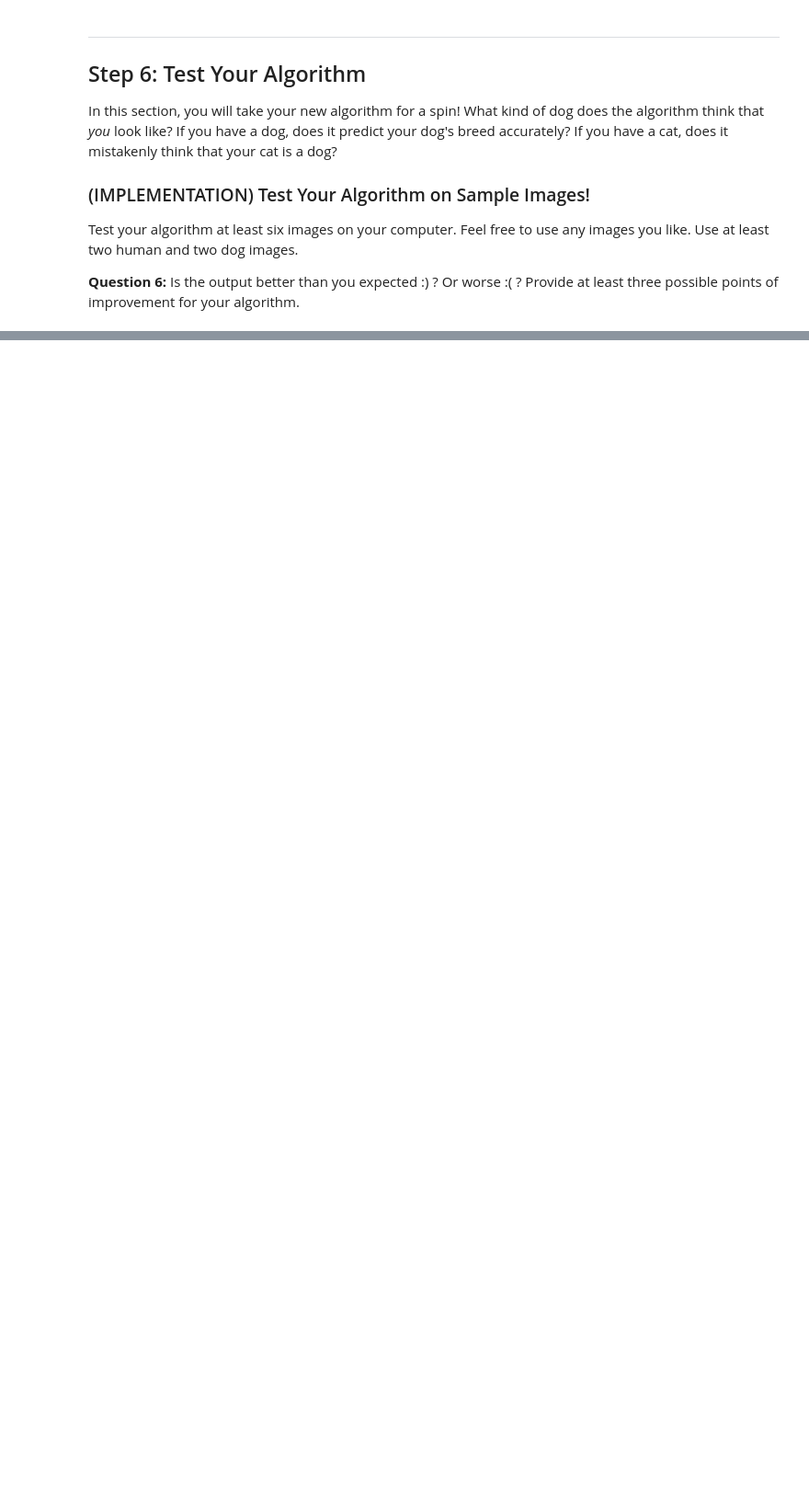
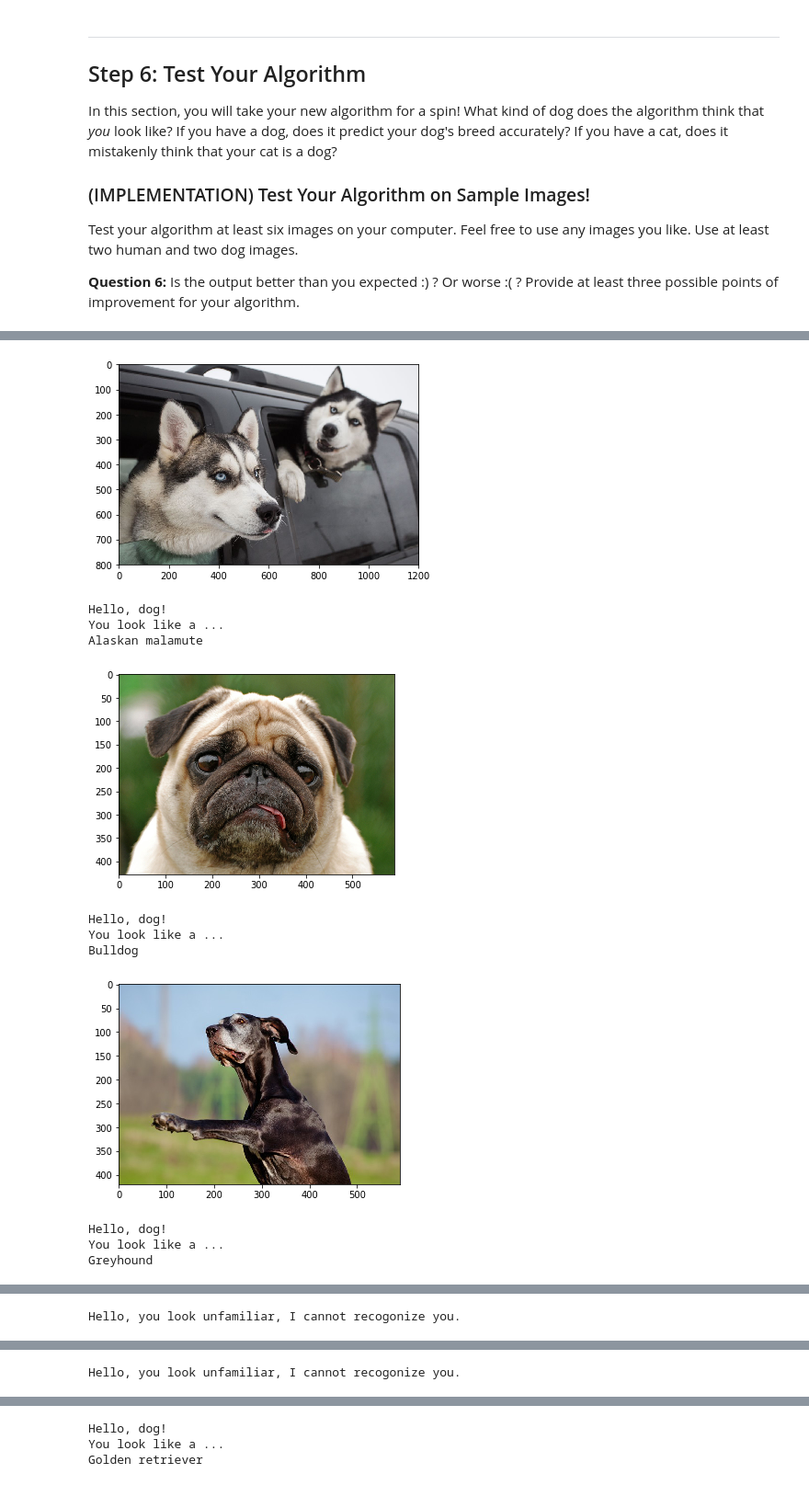
Before and after one commit to iyunbo/project-dog-classification, a Jupyter notebook: dog_app.ipynb, the cells around one changed output, grey strips where cells are left out. Shown at 92% size. Saved outputs shown, nothing was run; the diff lists cells and outputs as text; code cells hidden in the pictures; blank space fills up the shorter version.

Commit message:
feat: wrap up all components - complete the transfer learning - implement the app - test with custom images
ready to summit!

```diff
--- a/dog_app.ipynb
+++ b/dog_app.ipynb
@@ -721,7 +778,7 @@ criterion_transfer = nn.CrossEntropyLoss()
 if use_cuda:
     criterion_transfer = criterion_transfer.cuda()
 
-optimizer_transfer = optim.SGD(model_transfer.classifier.parameters(), lr=0.001)
+optimizer_transfer = optim.SGD(train_layers.parameters(), lr=0.002)
 # %% [markdown]
 ### (IMPLEMENTATION) Train and Validate the Model
 
@@ -733,10 +790,10 @@ loaders_transfer = {
     'valid': valid_loader,
     'test': test_loader
 }
-n_epochs = 2
+n_epochs = 60
 model_transfer_file = 'model_transfer.pt'
-model_transfer = train(n_epochs, loaders_transfer, model_transfer, optimizer_transfer, criterion_transfer, use_cuda, model_transfer_file)
-
-# load the model that got the best validation accuracy (uncomment the line below)
-model_transfer.load_state_dict(torch.load(model_transfer_file))
+with active_session():
+    model_transfer = train(n_epochs, loaders_transfer, model_transfer, optimizer_transfer, criterion_transfer, use_cuda, model_transfer_file)
+    # load the model that got the best validation accuracy (uncomment the line below)
+    model_transfer.load_state_dict(torch.load(model_transfer_file))
 # %% [output]
@@ -761,10 +839,14 @@ class_names = [item[4:].replace("_", " ") for item in train_loader.dataset.class
 def predict_breed_transfer(img_path):
     # load the image and return the predicted breed
     img = preprocess_img(img_path)
-    output = model(img)
+    output = model_transfer(img)
+    top1 = F.softmax(output, dim=-1).max(1, keepdim=True)
     # convert output probabilities to predicted class
-    pred = output.data.max(1, keepdim=True)[1]
-    return class_names[pred]
+    idx = top1[1].item()
+    value = top1[0].item()
+    name = class_names[idx]
+    # for dog mutts, this algorithm is very likely to fail, we check if the probability is greater than 65%
+    return class_names[idx]
 # %% [markdown]
 ---
 <a id='step5'></a>
@@ -786,11 +868,14 @@ Some sample output for our algorithm is provided below, but feel free to design
 # %%
 ### TODO: Write your algorithm.
 ### Feel free to use as many code cells as needed.
-from IPython.display import Image
+import matplotlib.pyplot as plt
+import matplotlib.image as mpimg
 
 def run_app(img_path):
     ## handle cases for a human face, dog, and neither
-    Image(img_path)
+    img=mpimg.imread(img_path)
+    imgplot = plt.imshow(img)
+    plt.show()
     is_dog = dog_detector_inception(img_path)
     is_human = face_detector_fr(img_path)
     if is_dog or is_human:
@@ -799,7 +884,7 @@ def run_app(img_path):
         name = predict_breed_transfer(img_path)
         print(name)
     else:
-        print('Sorry, you are so weird, I cannot recogonize you.')
+        print('Hello, you look unfamiliar, I cannot recogonize you.')
 # %% [markdown]
 ---
 <a id='step6'></a>
@@ -825,9 +950,21 @@ for file in np.hstack((human_files[:3], dog_files[:3])):
 # %%
 from glob import glob
 from os import path
 test_images = []
-for ext in ('*.png', '*.jpg'):
-   test_images.extend(glob(path.join("test", ext)))
+test_images.extend(glob(path.join("test", '*.jpg')))
 
 for img_file in test_images:
     run_app(img_file)
+# %% [output]
+[figure, added]
+Hello, dog!
+You look like a ...
+Alaskan malamute
+[figure, added]
+Hello, dog!
+You look like a ...
+Bulldog
+[figure, added]
+Hello, dog!
+You look like a ...
+Greyhound
@@ -833,0 +972 @@ for img_file in test_images:
+Hello, you look unfamiliar, I cannot recogonize you.
@@ -833,0 +974 @@ for img_file in test_images:
+Hello, you look unfamiliar, I cannot recogonize you.
@@ -833,0 +976,3 @@ for img_file in test_images:
+Hello, dog!
+You look like a ...
+Golden retriever
```
Also changed, not shown: parts of 27 cells of this notebook.
